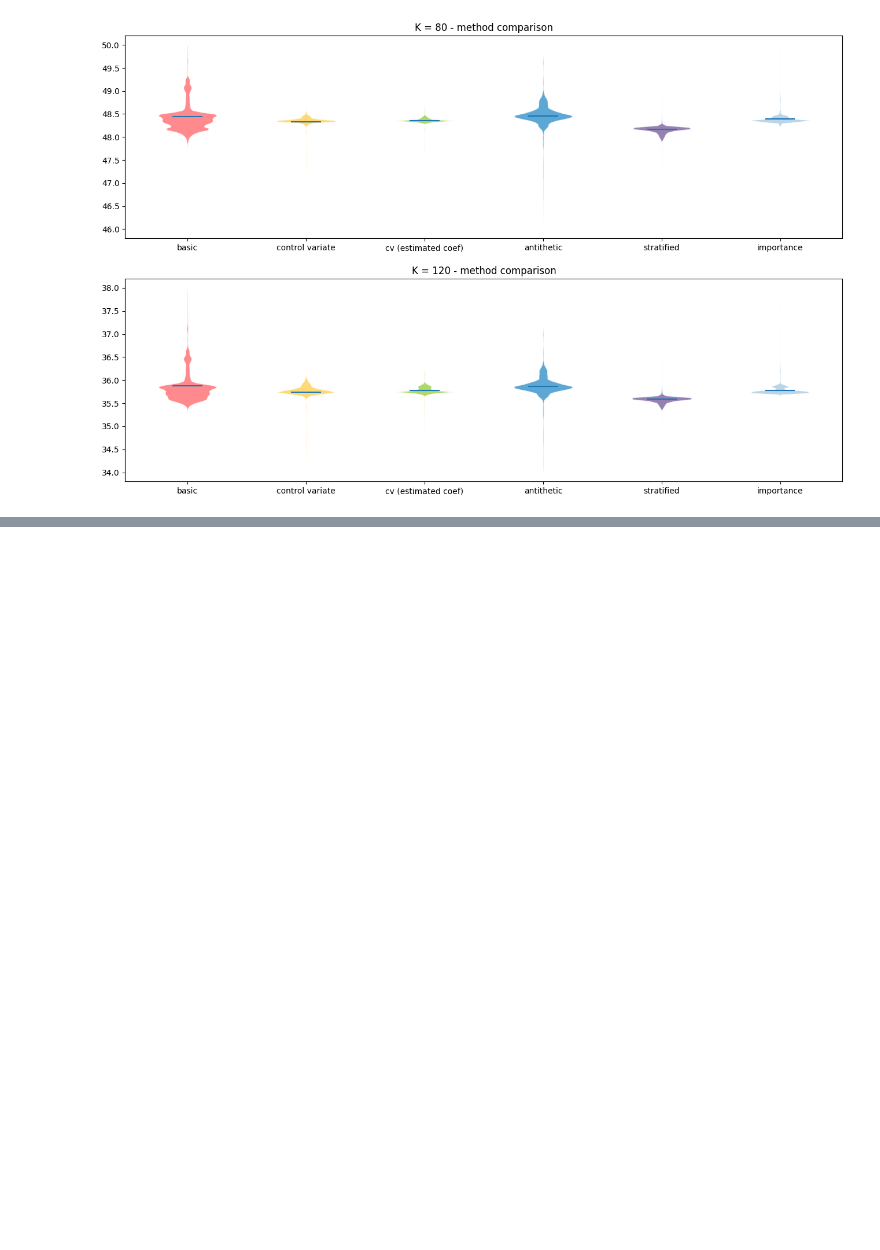
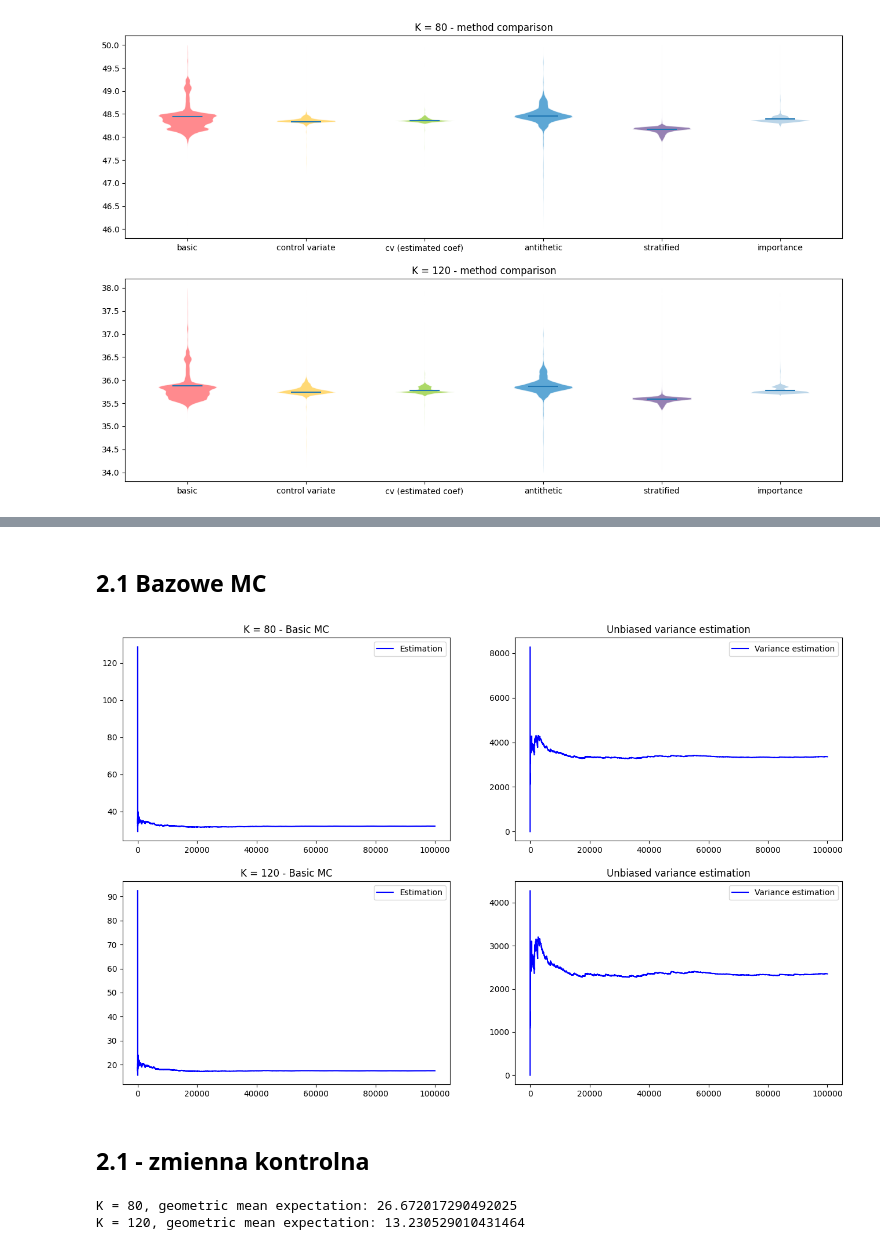
Before and after one commit to AntoniKingston/WdMF, a Jupyter notebook: Lab6/lab6.ipynb, the cells around one changed output, grey strips where cells are left out. Drawn from its saved outputs; the diff is of its cells as text; code cells hidden in the pictures; blank space fills up the shorter version.

```diff
--- a/Lab6/lab6.ipynb
+++ b/Lab6/lab6.ipynb
@@ -50,6 +52,7 @@ CALL_1_THEO = theoretical_call_price(S_0, T, K_1, sg, r)
 CALL_2_THEO = theoretical_call_price(S_0, T, K_2, sg, r)
 title1 = "K = 80"
 title2 = "K = 120"
+discount = np.exp(-r*T)
 # %% [markdown]
 # Inicjacja losowości
 # %%
@@ -383,0 +429,26 @@ plt.show()
+# %%
+np.random.seed(42)
+N = 10000
+Ts = np.linspace(0, T, N+1)
+n_samples = 100000
+trajectories = generate_bs_trajectories(S_0, r, sg, T, N, n_samples)
+trajectories_arithmetic_mean = np.mean(trajectories, axis=0)
+mean_maker = np.arange(1,n_samples + 1)
+# %% [markdown]
+## 2.1 Bazowe MC
+# %%
+asian_arithmetic_payoffs1 = discount * (trajectories_arithmetic_mean - K_1)
+asian_arithmetic_payoffs1[asian_arithmetic_payoffs1 < 0] = 0
+asian_arithmetic_payoffs2 = discount * (trajectories_arithmetic_mean - K_2)
+asian_arithmetic_payoffs2[asian_arithmetic_payoffs2 < 0] = 0
+# %%
+asian_arithmetic_variances1 = calculate_cumulative_variance(asian_arithmetic_payoffs1)
+asian_arithmetic_estimates1 = np.cumsum(asian_arithmetic_payoffs1) / mean_maker
+asian_arithmetic_variances2 = calculate_cumulative_variance(asian_arithmetic_payoffs2)
+asian_arithmetic_estimates2 = np.cumsum(asian_arithmetic_payoffs2) / mean_maker
+# %%
+visualize_method([None,None], [asian_arithmetic_estimates1, asian_arithmetic_estimates2], [asian_arithmetic_variances1, asian_arithmetic_variances2], [80, 120], "Basic MC")
+# %% [output]
+[figure, added]
+# %% [markdown]
+## 2.1 - zmienna kontrolna
@@ -383,0 +479,9 @@ plt.show()
+# %%
+
+asian_geometric_mean_expectation1 = geometric_asian_call_price(S_0, K_1, r, sg, T, N)
+print(f"K = 80, geometric mean expectation: {asian_geometric_mean_expectation1}")
+asian_geometric_mean_expectation2 = geometric_asian_call_price(S_0, K_2, r, sg, T, N)
+print(f"K = 120, geometric mean expectation: {asian_geometric_mean_expectation2}")
+# %% [output]
+K = 80, geometric mean expectation: 26.672017290492025
+K = 120, geometric mean expectation: 13.230529010431464
```
Also changed, not shown: parts of 19 cells of this notebook.
